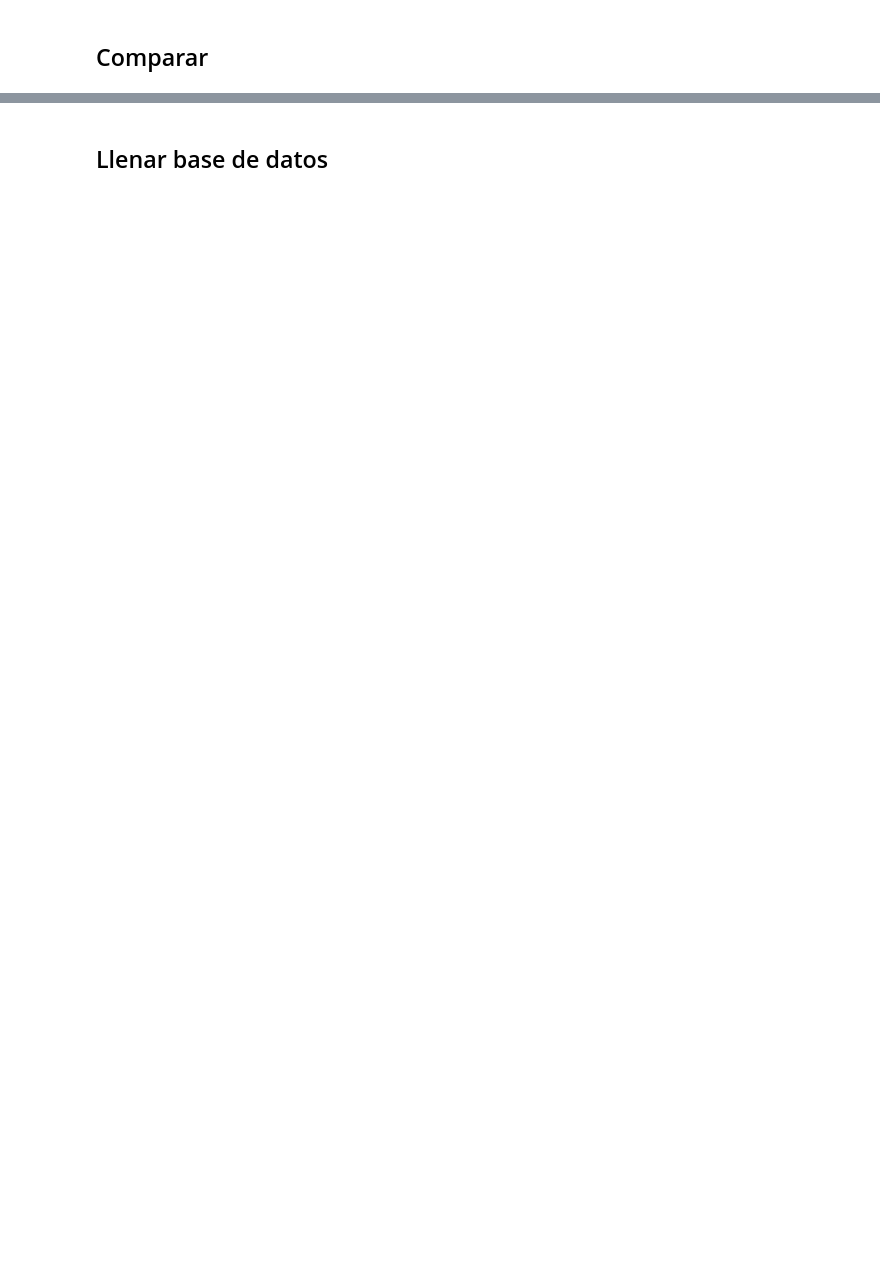
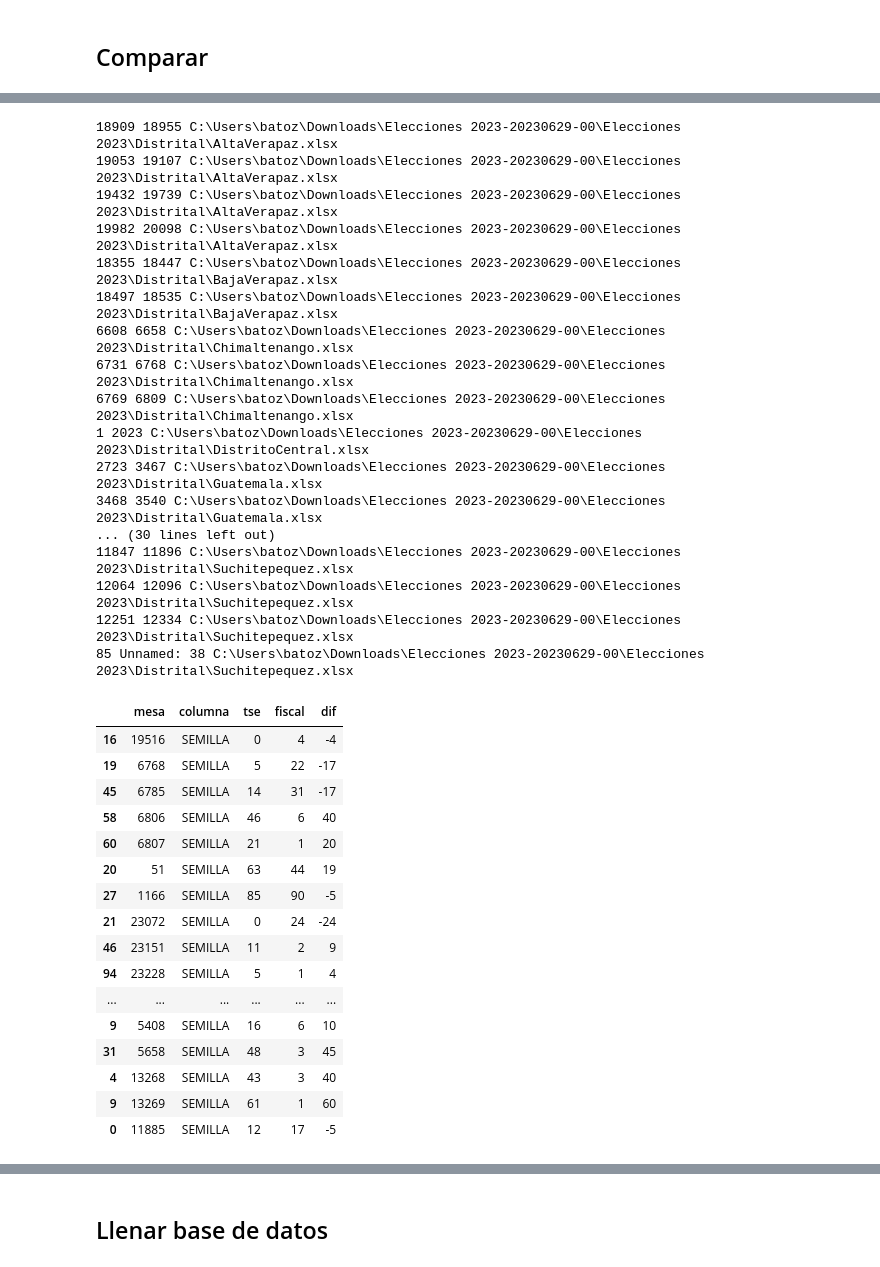
Before and after one commit to gallowstree/elecciones, a Jupyter notebook: Elec2023.ipynb, the cells around one changed output, grey strips where cells are left out. Cells and saved outputs as stored; diff of their text form; code cells hidden in the pictures; blank space fills up the shorter version.

```diff
--- a/Elec2023.ipynb
+++ b/Elec2023.ipynb
@@ -156,14 +129,20 @@ def find_mesas(mesa_inicio, mesa_fin, collection):
 def to_int_or_nan(value, key):
     vaue = value.strip() if isinstance(value, str) else value
     if not pd.isna(value) and isinstance(value, str) and not value.isnumeric():
-        print(f'WARN - found value {value} for key {key}')
-        return np.NaN
+        if value != '--':
+            print(f'WARN - found value {value} for key {key}')
+        return 0 if value == '--' else np.NaN
     return int(value) if not pd.isna(value) else np.NaN
 
 def comparar_mesa(no_mesa, datos_mesa_fiscal, datos_mesa_tse, path):
     result = []
     mismatched_cols = []
-    for key in datos_mesa_fiscal.keys():
+    keys = list(datos_mesa_fiscal.keys())
+    for key in keys:
+        if key in diccionario_partidos:
+            new_key = diccionario_partidos[key]
+            datos_mesa_fiscal[new_key] = datos_mesa_fiscal.pop(key)
+            key = new_key
         if key in datos_mesa_tse:
             valor_fiscal = to_int_or_nan(datos_mesa_fiscal[key], key)
             valor_tse = to_int_or_nan(datos_mesa_tse[key], key)
@@ -188,6 +167,7 @@ def comparar_archivo(path, mongo_collection):
         mesas_excel = hojas[hoja]
         mesa_inicio = mesas_excel.iloc[0].name
         mesa_fin = mesas_excel.iloc[-1].name
+        print(mesa_inicio, mesa_fin, path)
         mesas_db = find_mesas(mesa_inicio, mesa_fin, mongo_collection)
         for no_mesa, mesa_fiscal in mesas_excel.iterrows():
             if no_mesa in mesas_db:
@@ -199,7 +179,7 @@ def comparar_archivo(path, mongo_collection):
     return (pd.DataFrame(result), mismatched_cols)
 
 pd.set_option('display.max_rows', 1000)
-comparar_archivo('excel-pruebas\Chimaltenango.xlsx', distrital)[0][lambda x: x['mesa'] == 6785]
+#comparar_archivo('excel-pruebas\Chimaltenango.xlsx', distrital)[0][lambda x: x['columna'] == 'MLP']
 
 
 #hojas = leer_excel_fiscales('excel-pruebas\Chimaltenango.xlsx')['EL TEJAR']
@@ -236,9 +193,20 @@ def comparar_todos_los_archivos(directorio, collection):
     mismatches = {}
     for path in xlsx_paths:
         (diffs, col_mismatches) = comparar_archivo(path, collection)
-        pd.concat([result, diffs])
+        result = pd.concat([result, diffs])
         mismatches[path] = col_mismatches
     return (result, mismatches)
 
+
+
+
+fisc = leer_excel_fiscales(r'C:\Users\batoz\Documents\elecciones\datos-fiscales\manuales\presidencial\Sacatepequez.xlsx')['ANTIGUA GUATEMALA'].loc[5338]
+
+tse = find_mesas(5338, 5338, presidencial)[5338]
+
+#comparar_mesa(5338, fisc.to_dict(), tse, 'a')[0][0]
+
+
 (result, mismatches) = comparar_todos_los_archivos(r'datos-fiscales\manuales\presidencial', presidencial)
 (mismatches, result)
+#comparar_archivo(r'datos-fiscales\manuales\presidencial\Sacatepequez.xlsx', presidencial)
@@ -250,0 +234,38 @@ def comparar_todos_los_archivos(directorio, collection):
+# %%
+(result, mismatches) = comparar_todos_los_archivos(r'C:\Users\batoz\Downloads\Elecciones 2023-20230629-00\Elecciones 2023\Distrital', distrital)
+result[lambda x: x['columna'] == 'SEMILLA']
+# %% [output]
+18909 18955 C:\Users\batoz\Downloads\Elecciones 2023-20230629-00\Elecciones 2023\Distrital\AltaVerapaz.xlsx
+19053 19107 C:\Users\batoz\Downloads\Elecciones 2023-20230629-00\Elecciones 2023\Distrital\AltaVerapaz.xlsx
+19432 19739 C:\Users\batoz\Downloads\Elecciones 2023-20230629-00\Elecciones 2023\Distrital\AltaVerapaz.xlsx
+19982 20098 C:\Users\batoz\Downloads\Elecciones 2023-20230629-00\Elecciones 2023\Distrital\AltaVerapaz.xlsx
+18355 18447 C:\Users\batoz\Downloads\Elecciones 2023-20230629-00\Elecciones 2023\Distrital\BajaVerapaz.xlsx
+18497 18535 C:\Users\batoz\Downloads\Elecciones 2023-20230629-00\Elecciones 2023\Distrital\BajaVerapaz.xlsx
+6608 6658 C:\Users\batoz\Downloads\Elecciones 2023-20230629-00\Elecciones 2023\Distrital\Chimaltenango.xlsx
+6731 6768 C:\Users\batoz\Downloads\Elecciones 2023-20230629-00\Elecciones 2023\Distrital\Chimaltenango.xlsx
+6769 6809 C:\Users\batoz\Downloads\Elecciones 2023-20230629-00\Elecciones 2023\Distrital\Chimaltenango.xlsx
+1 2023 C:\Users\batoz\Downloads\Elecciones 2023-20230629-00\Elecciones 2023\Distrital\DistritoCentral.xlsx
+2723 3467 C:\Users\batoz\Downloads\Elecciones 2023-20230629-00\Elecciones 2023\Distrital\Guatemala.xlsx
+3468 3540 C:\Users\batoz\Downloads\Elecciones 2023-20230629-00\Elecciones 2023\Distrital\Guatemala.xlsx
+... (30 lines left out)
+11847 11896 C:\Users\batoz\Downloads\Elecciones 2023-20230629-00\Elecciones 2023\Distrital\Suchitepequez.xlsx
+12064 12096 C:\Users\batoz\Downloads\Elecciones 2023-20230629-00\Elecciones 2023\Distrital\Suchitepequez.xlsx
+12251 12334 C:\Users\batoz\Downloads\Elecciones 2023-20230629-00\Elecciones 2023\Distrital\Suchitepequez.xlsx
+85 Unnamed: 38 C:\Users\batoz\Downloads\Elecciones 2023-20230629-00\Elecciones 2023\Distrital\Suchitepequez.xlsx
+|  | mesa | columna | tse | fiscal | dif |
+| 16 | 19516 | SEMILLA | 0 | 4 | -4 |
+| 19 | 6768 | SEMILLA | 5 | 22 | -17 |
+| 45 | 6785 | SEMILLA | 14 | 31 | -17 |
+| 58 | 6806 | SEMILLA | 46 | 6 | 40 |
+| 60 | 6807 | SEMILLA | 21 | 1 | 20 |
+| 20 | 51 | SEMILLA | 63 | 44 | 19 |
+| 27 | 1166 | SEMILLA | 85 | 90 | -5 |
+| 21 | 23072 | SEMILLA | 0 | 24 | -24 |
+| 46 | 23151 | SEMILLA | 11 | 2 | 9 |
+| 94 | 23228 | SEMILLA | 5 | 1 | 4 |
+| ... | ... | ... | ... | ... | ... |
+| 9 | 5408 | SEMILLA | 16 | 6 | 10 |
+| 31 | 5658 | SEMILLA | 48 | 3 | 45 |
+| 4 | 13268 | SEMILLA | 43 | 3 | 40 |
+| 9 | 13269 | SEMILLA | 61 | 1 | 60 |
+| 0 | 11885 | SEMILLA | 12 | 17 | -5 |
```
Also changed, not shown: parts of 14 cells of this notebook.
